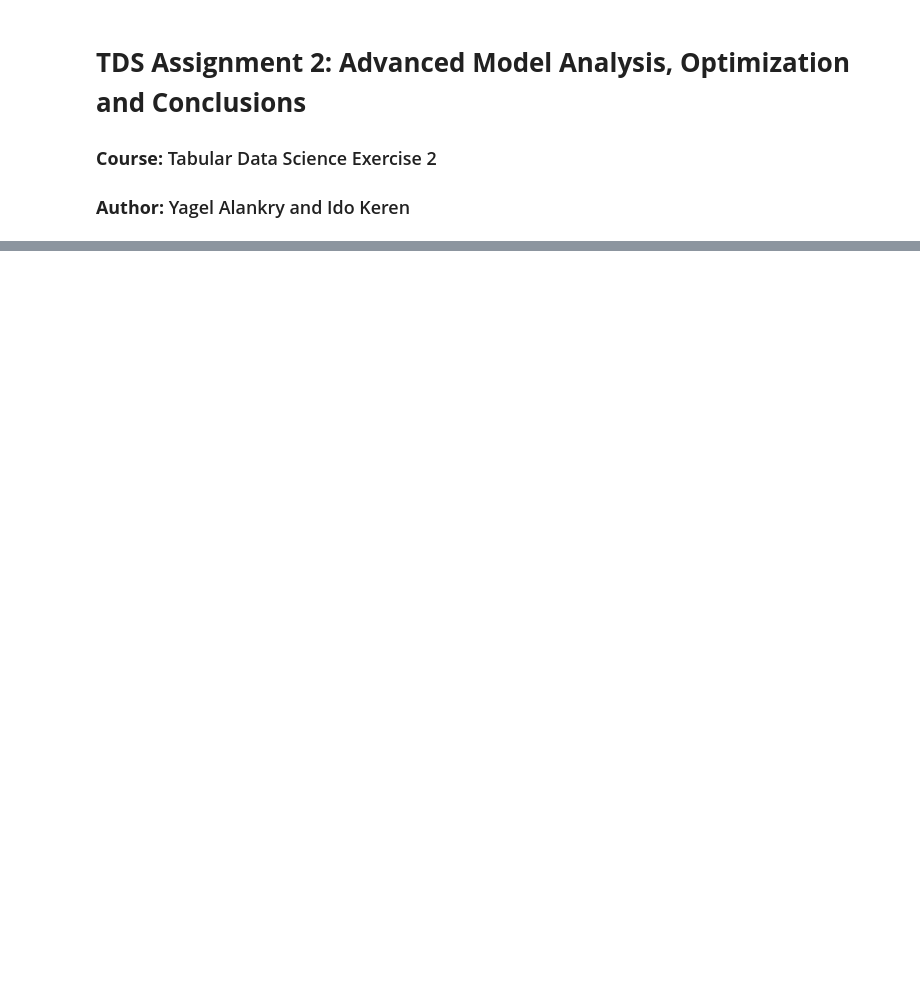
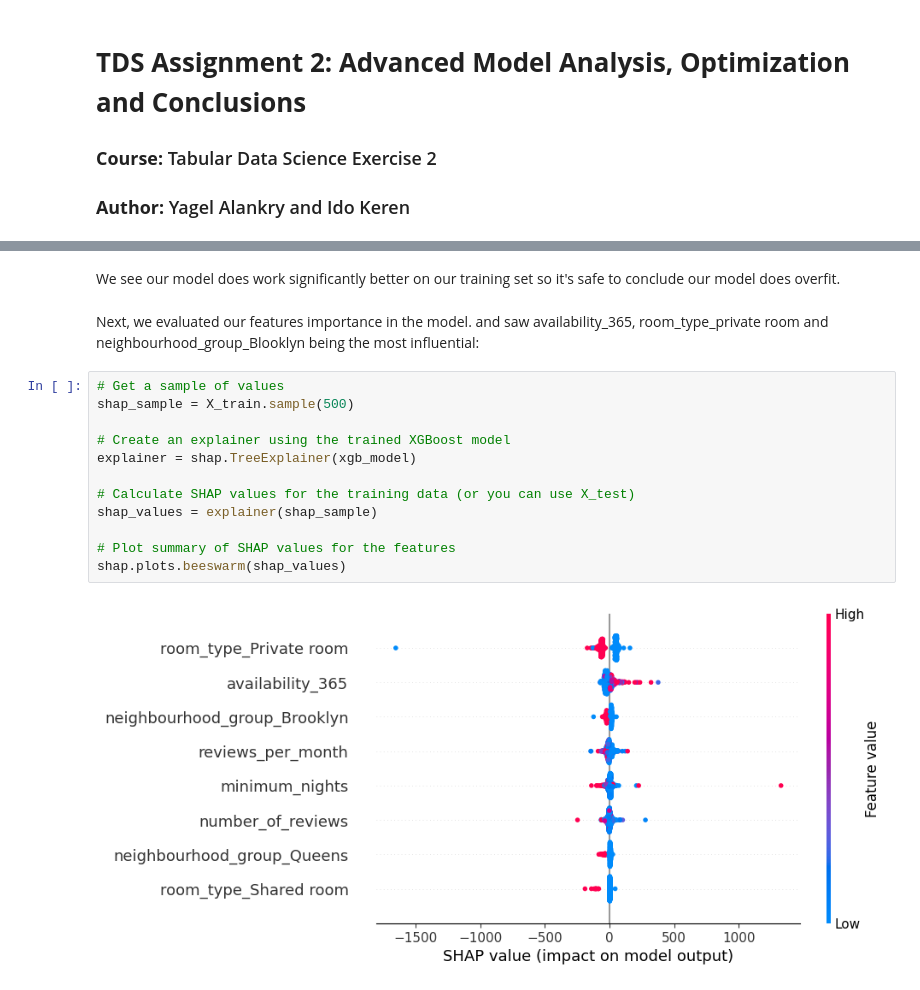
Before and after one commit to yagel2/TDS_NYC_Airbnb, a Jupyter notebook: TDS_Ex2.ipynb, the cells around one changed output, grey strips where cells are left out. Cells and saved outputs as stored; diff of their text form; blank space fills up the shorter version.

```diff
--- a/TDS_Ex2.ipynb
+++ b/TDS_Ex2.ipynb
@@ -34,0 +100,18 @@ Perform analysis
+# %% [markdown]
+We see our model does work significantly better on our training set so it's safe to conclude our model does overfit.
+# %% [markdown]
+Next, we evaluated our features importance in the model. and saw availability_365, room_type_private room and neighbourhood_group_Blooklyn being the most influential:
+# %%
+# Get a sample of values
+shap_sample = X_train.sample(500)
+
+# Create an explainer using the trained XGBoost model
+explainer = shap.TreeExplainer(xgb_model)
+
+# Calculate SHAP values for the training data (or you can use X_test)
+shap_values = explainer(shap_sample)
+
+# Plot summary of SHAP values for the features
+shap.plots.beeswarm(shap_values)
+# %% [output]
+[figure, added]
```
Also changed, not shown: parts of 52 cells of this notebook.
